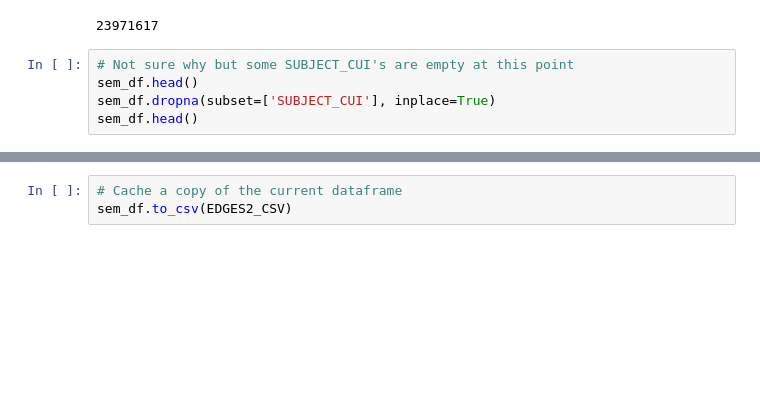
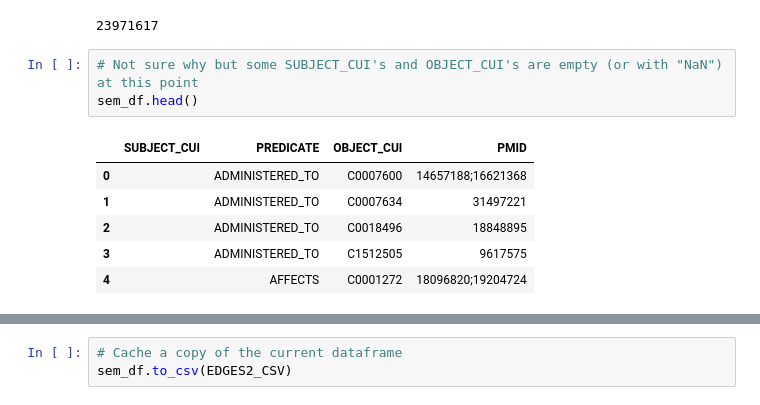
Before and after one commit to NCATS-Tangerine/semmed-biolink, a Jupyter notebook: 01-initial_data_clean.ipynb, the cells around one changed output, grey strips where cells are left out. Cells and saved outputs as stored; diff of their text form; blank space fills up the shorter version.

```diff
--- a/01-initial_data_clean.ipynb
+++ b/01-initial_data_clean.ipynb
@@ -132,7 +126,12 @@ print(len(sem_df))
 # %% [output]
 23971617
 # %%
-# Not sure why but some SUBJECT_CUI's are empty at this point
+# Not sure why but some SUBJECT_CUI's and OBJECT_CUI's are empty (or with "NaN") at this point
 sem_df.head()
-sem_df.dropna(subset=['SUBJECT_CUI'], inplace=True)
-sem_df.head()
+# %% [output]
+|  | SUBJECT_CUI | PREDICATE | OBJECT_CUI | PMID |
+| 0 |  | ADMINISTERED_TO | C0007600 | 14657188;16621368 |
+| 1 |  | ADMINISTERED_TO | C0007634 | 31497221 |
+| 2 |  | ADMINISTERED_TO | C0018496 | 18848895 |
+| 3 |  | ADMINISTERED_TO | C1512505 | 9617575 |
+| 4 |  | AFFECTS | C0001272 | 18096820;19204724 |
```
Also changed, not shown: parts of 24 cells of this notebook.
